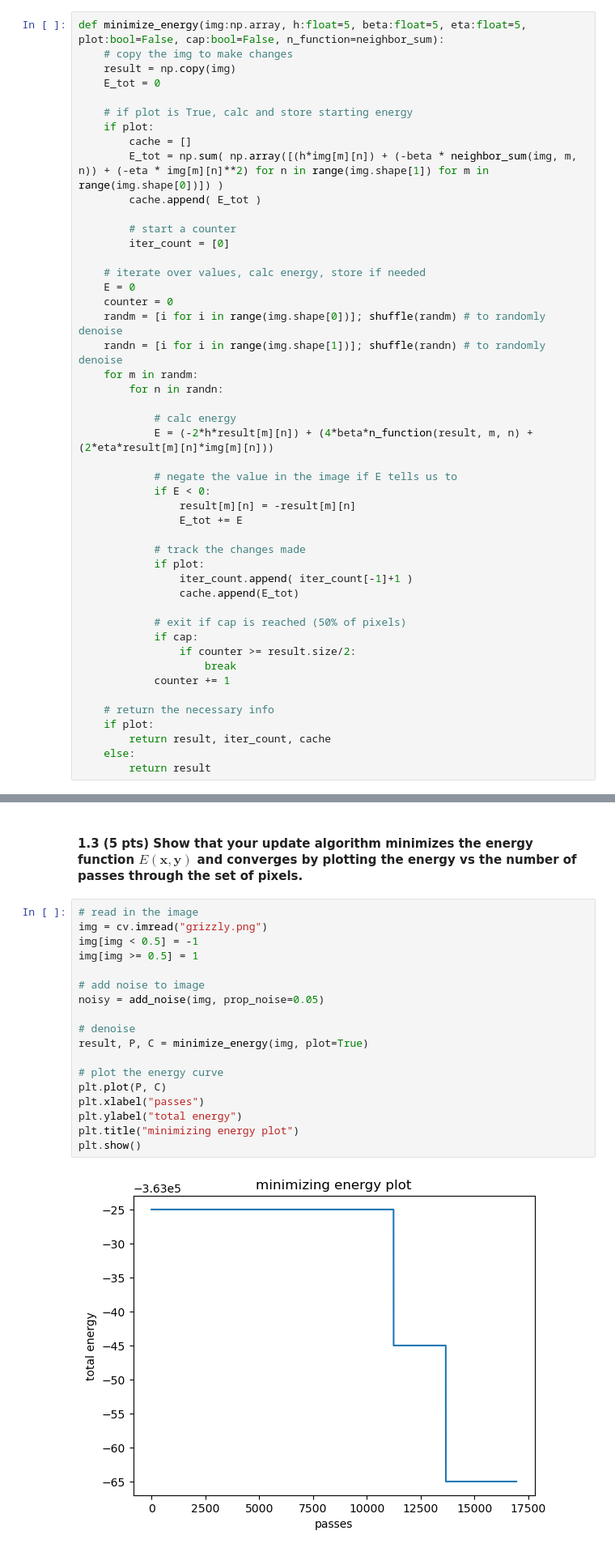
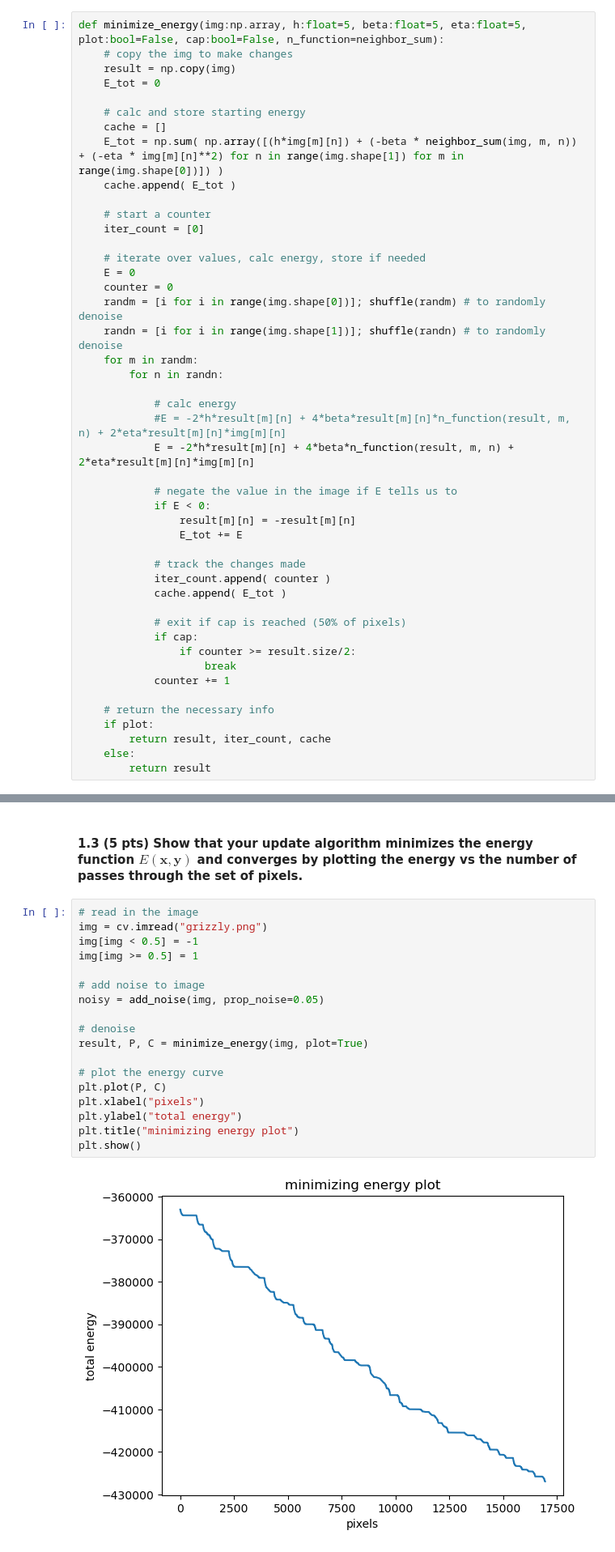
Before and after one commit to sakinkirti/CSDS491, a Jupyter notebook: A3/CSDS491-A3-sak207.ipynb, the cells around one changed output, grey strips where cells are left out. Shown at 81% size. Drawn from its saved outputs; the diff is of its cells as text.

```diff
--- a/A3/CSDS491-A3-sak207.ipynb
+++ b/A3/CSDS491-A3-sak207.ipynb
@@ -82,14 +82,13 @@ def minimize_energy(img:np.array, h:float=5, beta:float=5, eta:float=5, plot:boo
     result = np.copy(img)
     E_tot = 0
 
-    # if plot is True, calc and store starting energy
-    if plot:
-        cache = []
-        E_tot = np.sum( np.array([(h*img[m][n]) + (-beta * neighbor_sum(img, m, n)) + (-eta * img[m][n]**2) for n in range(img.shape[1]) for m in range(img.shape[0])]) )
-        cache.append( E_tot )
+    # calc and store starting energy
+    cache = []
+    E_tot = np.sum( np.array([(h*img[m][n]) + (-beta * neighbor_sum(img, m, n)) + (-eta * img[m][n]**2) for n in range(img.shape[1]) for m in range(img.shape[0])]) )
+    cache.append( E_tot )
 
-        # start a counter
-        iter_count = [0]
+    # start a counter
+    iter_count = [0]
 
     # iterate over values, calc energy, store if needed
     E = 0
@@ -100,7 +99,8 @@ def minimize_energy(img:np.array, h:float=5, beta:float=5, eta:float=5, plot:boo
         for n in randn:
 
             # calc energy
-            E = (-2*h*result[m][n]) + (4*beta*n_function(result, m, n) + (2*eta*result[m][n]*img[m][n]))
+            #E = -2*h*result[m][n] + 4*beta*result[m][n]*n_function(result, m, n) + 2*eta*result[m][n]*img[m][n]
+            E = -2*h*result[m][n] + 4*beta*n_function(result, m, n) + 2*eta*result[m][n]*img[m][n]
 
             # negate the value in the image if E tells us to
             if E < 0:
@@ -108,9 +108,8 @@ def minimize_energy(img:np.array, h:float=5, beta:float=5, eta:float=5, plot:boo
                 E_tot += E
 
             # track the changes made
-            if plot:
-                iter_count.append( iter_count[-1]+1 )
-                cache.append(E_tot)
+            iter_count.append( counter )
+            cache.append( E_tot )
 
             # exit if cap is reached (50% of pixels)
             if cap:
@@ -134,23 +133,23 @@ The third cell for this problem contains the algorithm for my code. The first ce
 # %%
 # read in the image
 img = cv.imread("grizzly.png")
 img[img < 0.5] = -1
 img[img >= 0.5] = 1
 
 # add noise to image
 noisy = add_noise(img, prop_noise=0.05)
 
 # denoise
 result, P, C = minimize_energy(img, plot=True)
 
 # plot the energy curve
 plt.plot(P, C)
-plt.xlabel("passes")
+plt.xlabel("pixels")
 plt.ylabel("total energy")
 plt.title("minimizing energy plot")
 plt.show()
 # %% [output]
-[figure, old version]
+[figure, new version]
 # %% [markdown]
 #### 1.4 (5 pts) Illustrate the model by showing the state of the denoised image at the points: at the start before updating, when it is about 50% converged in terms of energy minimization, and at the end when it converges.  Choose images that aren't too high resolution so that the individual pixels are visible as squaures.  You may also do a live plot in a notebook to show it updating continuously, but make sure you have the static plots too in case the dynamic plot has portability issues.
 # %%
```
Also changed, not shown: parts of 6 cells of this notebook, 2 other files.
